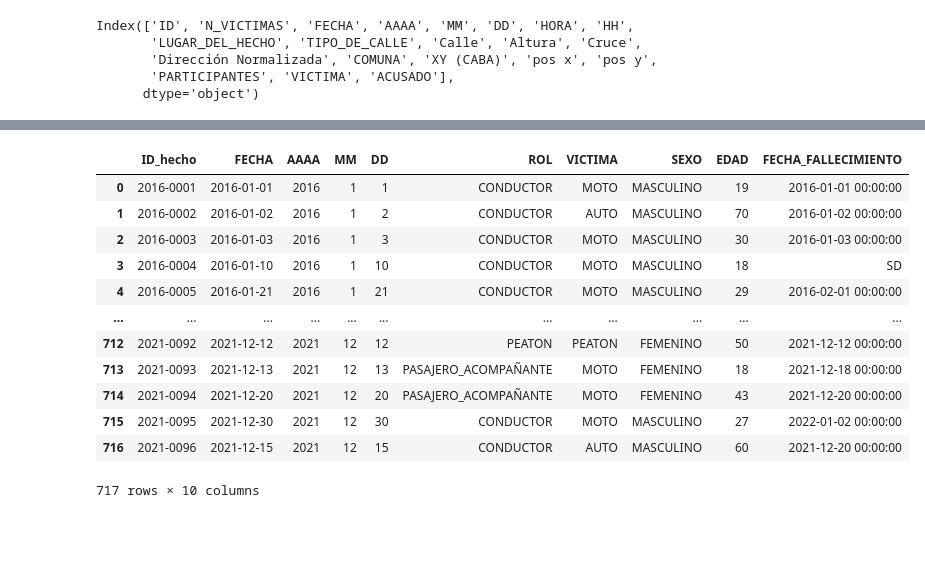
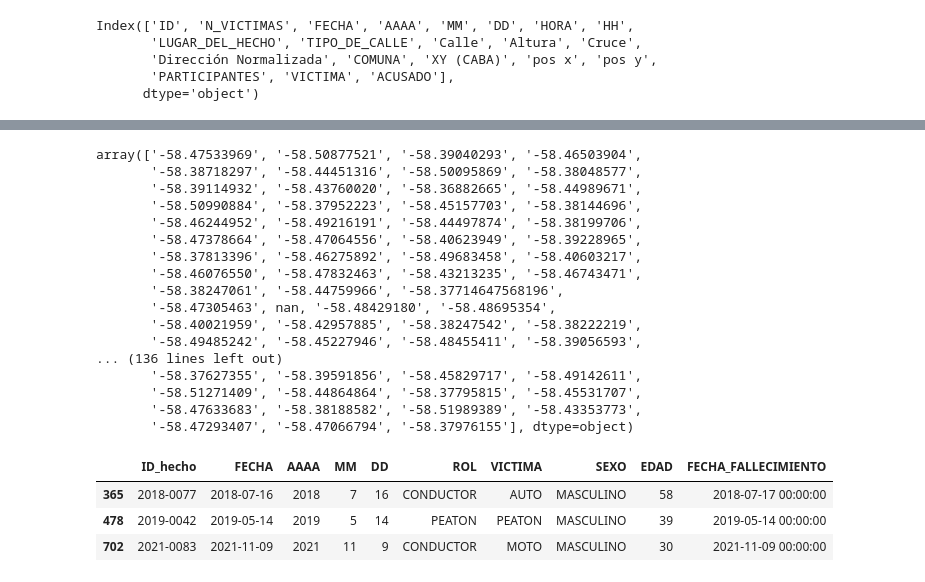
Before and after one commit to MarceloOrtizz/Proyecto_DA_Siniestros_Viales, a Jupyter notebook: etl.ipynb, the cells around one changed output, grey strips where cells are left out. Drawn from its saved outputs; the diff is of its cells as text; code cells hidden in the pictures; blank space fills up the shorter version.

Commit message:
etl hechos

```diff
--- a/etl.ipynb
+++ b/etl.ipynb
@@ -31,0 +252,20 @@ Index(['ID', 'N_VICTIMAS', 'FECHA', 'AAAA', 'MM', 'DD', 'HORA', 'HH',
+# %%
+homicidios_hechos['pos x'].unique()
+# %% [output]
+array(['-58.47533969', '-58.50877521', '-58.39040293', '-58.46503904',
+       '-58.38718297', '-58.44451316', '-58.50095869', '-58.38048577',
+       '-58.39114932', '-58.43760020', '-58.36882665', '-58.44989671',
+       '-58.50990884', '-58.37952223', '-58.45157703', '-58.38144696',
+       '-58.46244952', '-58.49216191', '-58.44497874', '-58.38199706',
+       '-58.47378664', '-58.47064556', '-58.40623949', '-58.39228965',
+       '-58.37813396', '-58.46275892', '-58.49683458', '-58.40603217',
+       '-58.46076550', '-58.47832463', '-58.43213235', '-58.46743471',
+       '-58.38247061', '-58.44759966', '-58.37714647568196',
+       '-58.47305463', nan, '-58.48429180', '-58.48695354',
+       '-58.40021959', '-58.42957885', '-58.38247542', '-58.38222219',
+       '-58.49485242', '-58.45227946', '-58.48455411', '-58.39056593',
+... (136 lines left out)
+       '-58.37627355', '-58.39591856', '-58.45829717', '-58.49142611',
+       '-58.51271409', '-58.44864864', '-58.37795815', '-58.45531707',
+       '-58.47633683', '-58.38188582', '-58.51989389', '-58.43353773',
+       '-58.47293407', '-58.47066794', '-58.37976155'], dtype=object)
@@ -32,16 +281,7 @@ Index(['ID', 'N_VICTIMAS', 'FECHA', 'AAAA', 'MM', 'DD', 'HORA', 'HH',
 # %%
-homicidios_victimas
+homicidios_victimas.sample(3)
 # %% [output]
 |  | ID_hecho | FECHA | AAAA | MM | DD | ROL | VICTIMA | SEXO | EDAD | FECHA_FALLECIMIENTO |
-| 0 | 2016-0001 | 2016-01-01 | 2016 | 1 | 1 | CONDUCTOR | MOTO | MASCULINO | 19 | 2016-01-01 00:00:00 |
-| 1 | 2016-0002 | 2016-01-02 | 2016 | 1 | 2 | CONDUCTOR | AUTO | MASCULINO | 70 | 2016-01-02 00:00:00 |
-| 2 | 2016-0003 | 2016-01-03 | 2016 | 1 | 3 | CONDUCTOR | MOTO | MASCULINO | 30 | 2016-01-03 00:00:00 |
-| 3 | 2016-0004 | 2016-01-10 | 2016 | 1 | 10 | CONDUCTOR | MOTO | MASCULINO | 18 | SD |
-| 4 | 2016-0005 | 2016-01-21 | 2016 | 1 | 21 | CONDUCTOR | MOTO | MASCULINO | 29 | 2016-02-01 00:00:00 |
-| ... | ... | ... | ... | ... | ... | ... | ... | ... | ... | ... |
-| 712 | 2021-0092 | 2021-12-12 | 2021 | 12 | 12 | PEATON | PEATON | FEMENINO | 50 | 2021-12-12 00:00:00 |
-| 713 | 2021-0093 | 2021-12-13 | 2021 | 12 | 13 | PASAJERO_ACOMPAÑANTE | MOTO | FEMENINO | 18 | 2021-12-18 00:00:00 |
-| 714 | 2021-0094 | 2021-12-20 | 2021 | 12 | 20 | PASAJERO_ACOMPAÑANTE | MOTO | FEMENINO | 43 | 2021-12-20 00:00:00 |
-| 715 | 2021-0095 | 2021-12-30 | 2021 | 12 | 30 | CONDUCTOR | MOTO | MASCULINO | 27 | 2022-01-02 00:00:00 |
-| 716 | 2021-0096 | 2021-12-15 | 2021 | 12 | 15 | CONDUCTOR | AUTO | MASCULINO | 60 | 2021-12-20 00:00:00 |
+| 365 | 2018-0077 | 2018-07-16 | 2018 | 7 | 16 | CONDUCTOR | AUTO | MASCULINO | 58 | 2018-07-17 00:00:00 |
+| 478 | 2019-0042 | 2019-05-14 | 2019 | 5 | 14 | PEATON | PEATON | MASCULINO | 39 | 2019-05-14 00:00:00 |
+| 702 | 2021-0083 | 2021-11-09 | 2021 | 11 | 9 | CONDUCTOR | MOTO | MASCULINO | 30 | 2021-11-09 00:00:00 |
-717 rows × 10 columns
```
Also changed, not shown: parts of 29 cells of this notebook, 3 other files.
